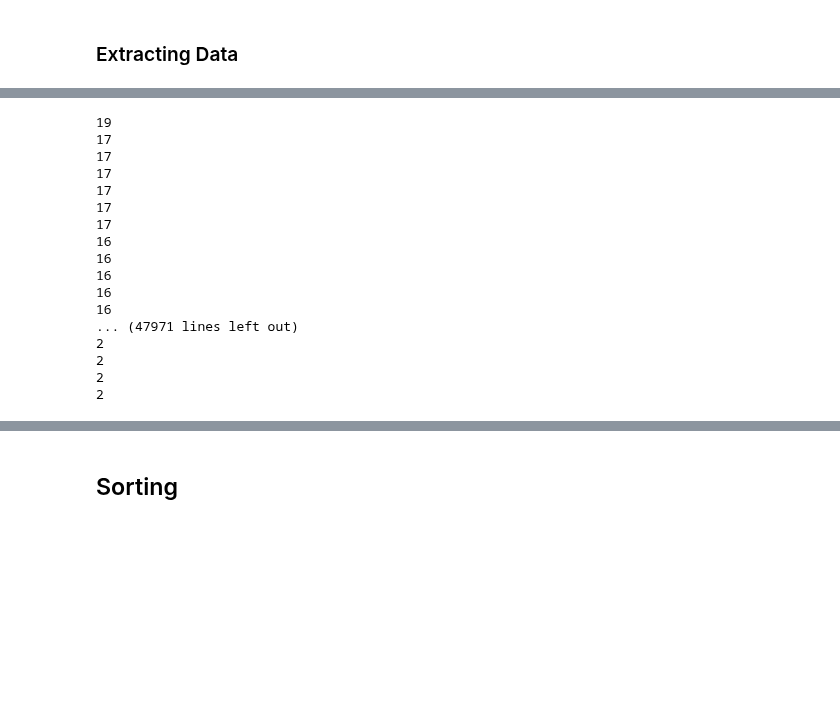
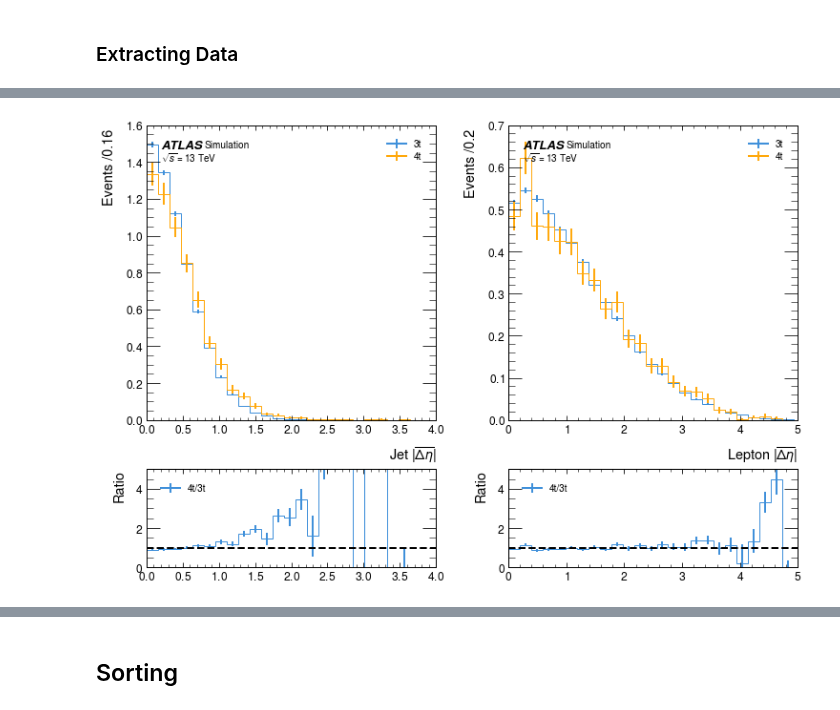
Before and after one commit to archiebrooks02/MPHYS-4Top, a Jupyter notebook: reco_level_high_level.ipynb, the cells around one changed output, grey strips where cells are left out. Cells and saved outputs as stored; diff of their text form; code cells hidden in the pictures; blank space fills up the shorter version.

```diff
--- a/reco_level_high_level.ipynb
+++ b/reco_level_high_level.ipynb
@@ -250,22 +296,10 @@ print(len(invariant_masses[0]))
-# %%
-jets_test = jets_3t[awkward.argsort(awkward.num(jets_3t, axis=1), ascending=False)]
-for i in range(len(jets_test)):
-    print(len(jets_test[i]))
-# %% [output]
-19
-17
-17
-17
-17
-17
-17
-16
-16
-16
-16
-16
-... (47971 lines left out)
-2
-2
-2
-2
+# %%
+fig, ax = plt.subplots(2,2,gridspec_kw={'height_ratios':[3,1]}, figsize=(12,8))
+histogram([jet_deltaeta_3t,jet_deltaeta_4t], 25, ['3t','4t'], ax[0,0], ratio=True, ratio_axes=ax[1,0], density=True, x_units='')
+ax[0,0].set_xlabel(r'Jet $|\overline{\Delta\eta}|$')
+histogram([lepton_deltaeta_3t, lepton_deltaeta_4t], 25, ['3t','4t'], ax[0,1], ratio=True, ratio_axes=ax[1,1], density=True, x_units='')
+ax[0,1].set_xlabel(r'Lepton $|\overline{\Delta\eta}|$')
+plt.subplots_adjust(hspace=0.25, wspace=0.25)
+plt.show()
+# %% [output]
+[figure, added]
```
Also changed, not shown: parts of 29 cells of this notebook.
